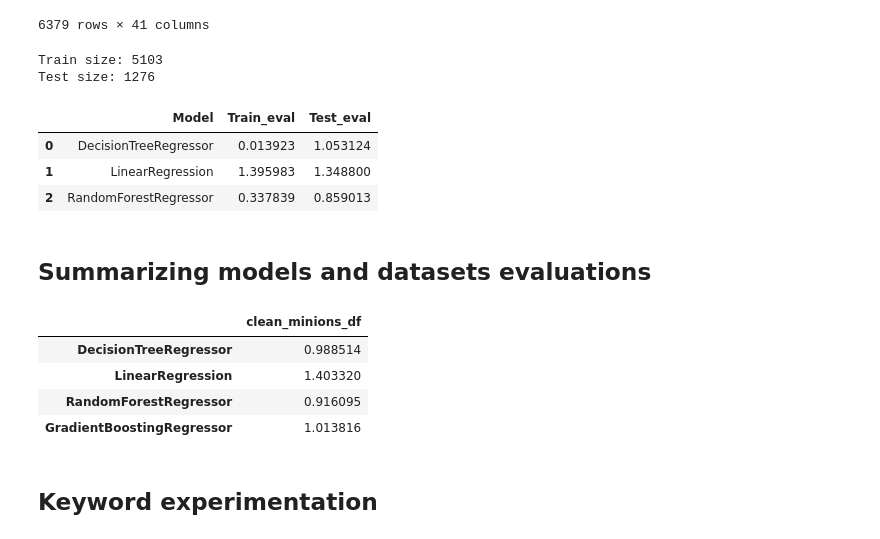
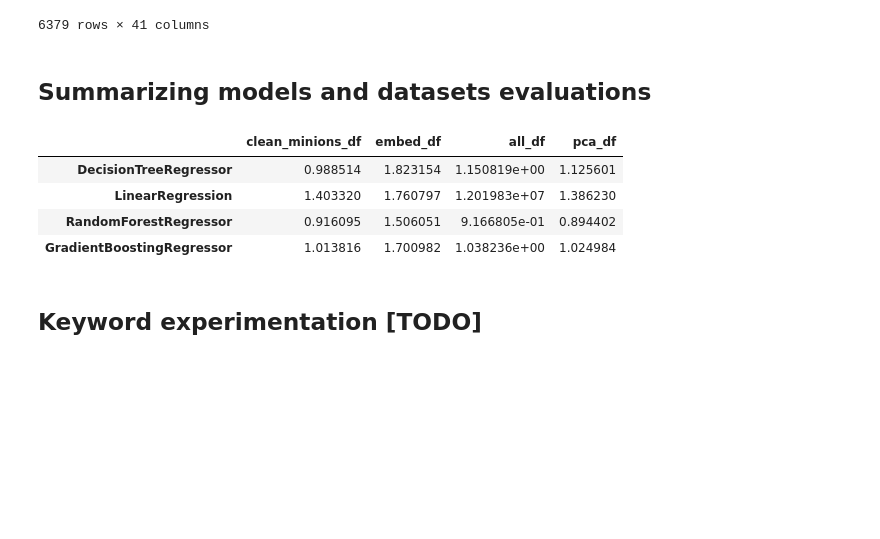
Before and after one commit to AmevinLS/CardsPredictions, a Jupyter notebook: exploration.ipynb, the cells around one changed output. Drawn from its saved outputs; the diff is of its cells as text; code cells hidden in the pictures; blank space fills up the shorter version.

Commit message:
Minor bug fixes and cleanup

```diff
--- a/exploration.ipynb
+++ b/exploration.ipynb
@@ -238,10 +193,3 @@ embed_df
 | 26257 | -0.000939 | 0.087568 | 0.011152 | -0.017362 | 0.033309 | 0.024854 | 0.098753 | 0.073590 | -0.038297 | -0.029250 | ... | ... |
 | 26258 | 0.009835 | 0.034765 | 0.018206 | 0.032110 | -0.008528 | -0.043746 | 0.049796 | 0.020252 | 0.017491 | 0.023425 | ... | ... |
 6717 rows × 385 columns
-# %%
-target = "cost"
-features = embed_df.columns.drop(target)
-
-train_df, test_df = split_dataset(embed_df, test_size=0.2, shuffle=True, seed=SEED)
-print(f"Size of training set: {len(train_df)}")
-print(f"Size of testing set: {len(test_df)}")
@@ -276,10 +213,3 @@ all_df
 | 26257 | 9.0 | 9.0 | 9.0 | 3 | False | 0.0 | 0.0 | 0.0 | 0.0 | False | ... |
 | 26258 | 3.0 | 6.0 | 5.0 | 5 | True | 0.0 | 0.0 | 0.0 | 0.0 | False | ... |
 6379 rows × 483 columns
-# %%
-target="cost"
-features = all_df.columns.drop(target)
-
-train_df, test_df = split_dataset(all_df, test_size=0.2, shuffle=True, seed=SEED)
-print(f"Train size: {len(train_df)}")
-print(f"Test size: {len(test_df)}")
@@ -300,4 +218,8 @@ from sklearn.decomposition import PCA
 # %%
 N_COMPONENTS = 40
+
+target = "cost"
+features = all_df.columns.drop(target)
+
 pca = PCA(n_components=N_COMPONENTS)
-pca_data = pca.fit_transform(all_df[features])
+pca_data = pca.fit_transform(all_df[original_features])
@@ -321,23 +241,6 @@ pca_df
 | 26257 | 3.057044 | 5.200881 | 1.316990 | -0.808467 | -0.708311 | -0.542880 | -0.635743 | -0.322528 | -0.131803 | 0.233504 | ... | ... |
 | 26258 | -2.961942 | 2.248406 | 3.118264 | 0.140380 | -1.074262 | -0.302027 | 0.056451 | 0.245406 | 0.748202 | 0.546428 | ... | ... |
 6379 rows × 41 columns
-# %%
-target = "cost"
-features = pca_df.columns.drop(target)
-
-train_df, test_df = split_dataset(pca_df, test_size=0.2, shuffle=True, seed=SEED)
-print(f"Train size: {len(train_df)}")
-print(f"Test size: {len(test_df)}")
-# %% [output]
-Train size: 5103
-Test size: 1276
-# %%
-evaluate_models(models, train_df, test_df, features, target, mean_absolute_error)
-# %% [output]
-|  | Model | Train_eval | Test_eval |
-| 0 | DecisionTreeRegressor | 0.013923 | 1.053124 |
-| 1 | LinearRegression | 1.395983 | 1.348800 |
-| 2 | RandomForestRegressor | 0.337839 | 0.859013 |
 # %% [markdown]
 ## Summarizing models and datasets evaluations
 # %%
@@ -379,12 +282,12 @@ def create_evaluation_table(nikidatasets: List[NikiDataset], models, model_names
             result_table.loc[model_name, nikidataset.dataset_name] = metric_result
     return result_table
 # %%
-create_evaluation_table(nikidatasets[:1], models, model_names, metric)
+create_evaluation_table(nikidatasets, models, model_names, metric)
 # %% [output]
-|  | clean_minions_df |
-| DecisionTreeRegressor | 0.988514 |
-| LinearRegression | 1.403320 |
-| RandomForestRegressor | 0.916095 |
-| GradientBoostingRegressor | 1.013816 |
+|  | clean_minions_df | embed_df | all_df | pca_df |
+| DecisionTreeRegressor | 0.988514 | 1.823154 | 1.150819e+00 | 1.125601 |
+| LinearRegression | 1.403320 | 1.760797 | 1.201983e+07 | 1.386230 |
+| RandomForestRegressor | 0.916095 | 1.506051 | 9.166805e-01 | 0.894402 |
+| GradientBoostingRegressor | 1.013816 | 1.700982 | 1.038236e+00 | 1.024984 |
 # %% [markdown]
-## Keyword experimentation
+## Keyword experimentation [TODO]
```
Also changed, not shown: parts of 16 cells of this notebook.
